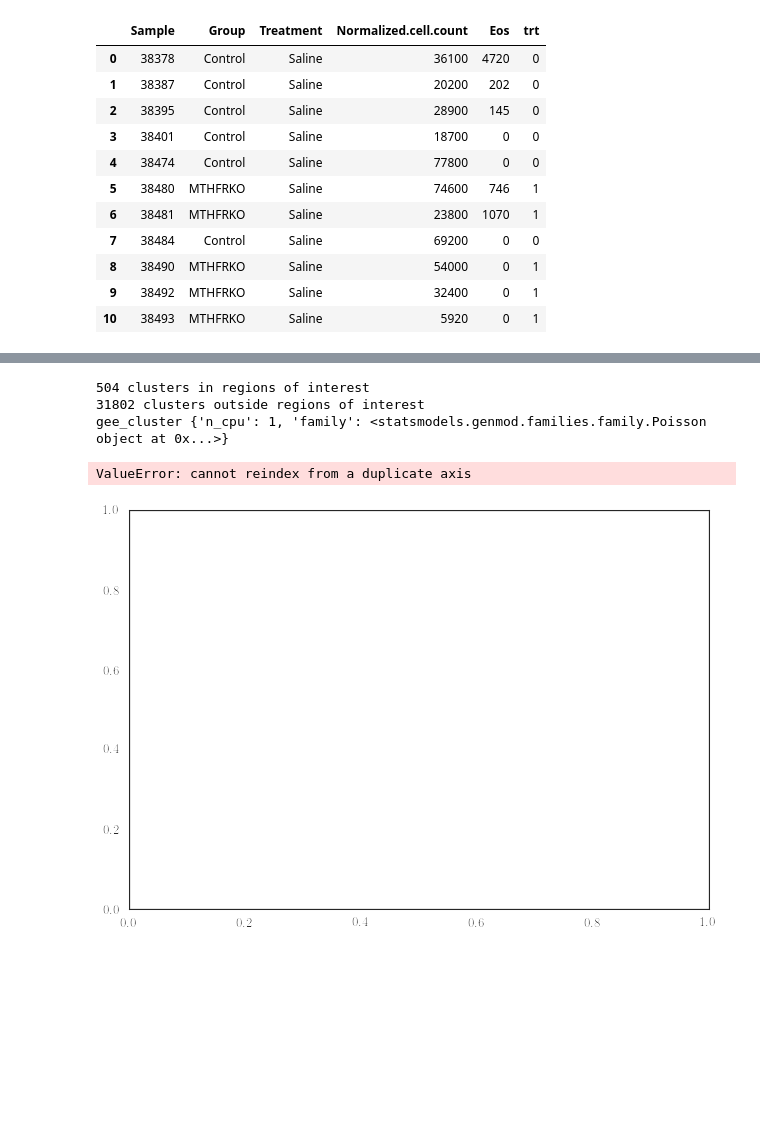
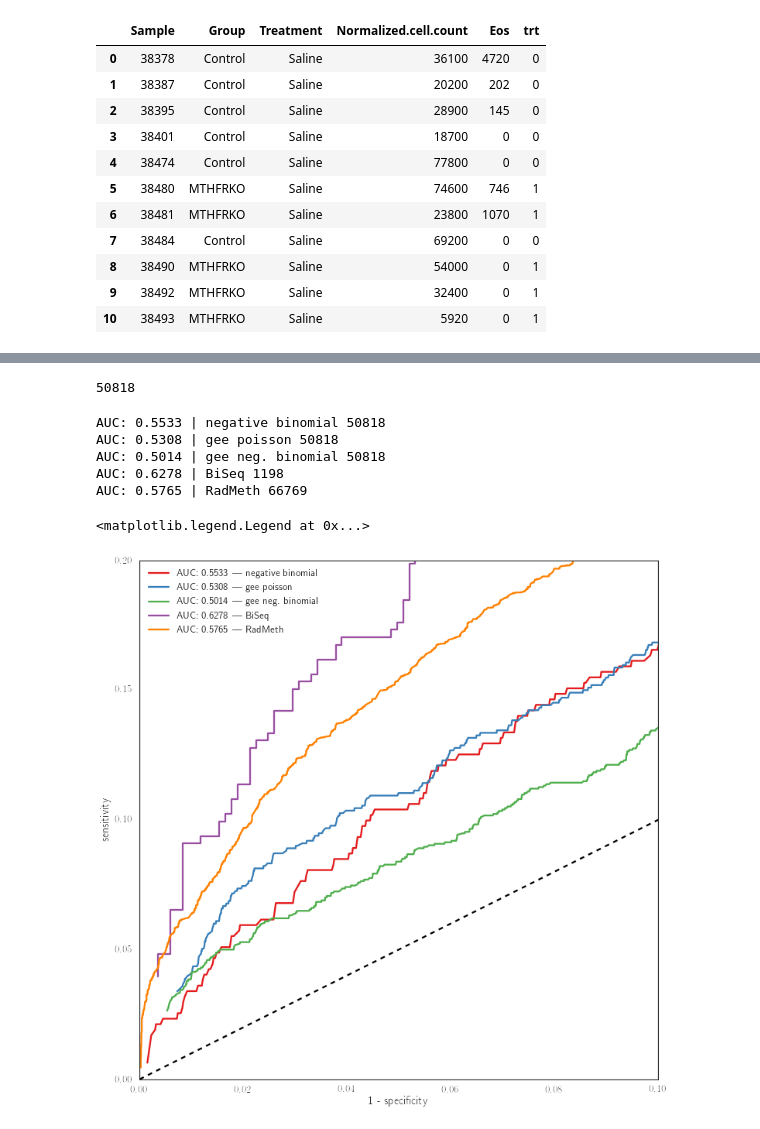
Before and after one commit to brentp/crystal, a Jupyter notebook: notebooks/BS-Seq Count.ipynb, the cells around one changed output, grey strips where cells are left out. Saved outputs shown, nothing was run; the diff lists cells and outputs as text; code cells hidden in the pictures; blank space fills up the shorter version.

```diff
--- a/notebooks/BS-Seq Count.ipynb
+++ b/notebooks/BS-Seq Count.ipynb
@@ -63,3 +55,2 @@ for r in crystal.model_clusters(get_cluster_iter(), covs, "methylation ~ trt", "
 # %%
-clusters = list(get_cluster_iter(4))
-print len(clusters)
+clusters = list(get_cluster_iter(2))
@@ -85,18 +56,0 @@ def zscore_poisson(formula, cluster, covs, coe):
-# %%
-from statsmodels.genmod.families import Gaussian, Poisson
-fig, ax = plt.subplots(1)
-kw = dict(ax=ax, plot_kwargs=dict(color=colors[0], label="gee poisson"), n_cpu=1, family=Poisson())
-kw = dict(n_cpu=1, family=Poisson())
-
-
-r = crystal.evaluate.evaluate_regions(clusters, "mthfr-region.bed", covs, "methylation ~ trt + CpG", "trt",
-                        model_fn=crystal.gee_cluster, kwargs=kw)
-ax.legend(loc="best")
-ax.plot([0, 1], [0, 1], 'k--', alpha=0.5)
-fig.show()
-# %% [output]
-504 clusters in regions of interest
-31802 clusters outside regions of interest
-gee_cluster {'n_cpu': 1, 'family': <statsmodels.genmod.families.family.Poisson object at 0x...>}
-ValueError: cannot reindex from a duplicate axis
-[figure, removed]
@@ -104,0 +57,54 @@ covs.head()
+# %%
+sum(len(c) for c in clusters)
+# %% [output]
+50818
+# %%
+from crystal import Poisson, Independence, NB
+coef = "trt"
+formula_base = "methylation ~ trt"
+formula_cpg = "methylation ~ trt + CpG"
+
+labels = ["negative binomial", "gee poisson", "gee neg. binomial"]
+
+modeled = [list(crystal.model_clusters(clusters, covs, formula, coef, fn, n_cpu=1, **kwargs))
+             for fn, formula, kwargs in [
+
+                         (crystal.nb_cluster, formula_base, {}),
+                         (crystal.gee_cluster, formula_cpg, dict(family=Poisson(), cov_struct=Independence())),
+                         (crystal.gee_cluster, formula_cpg, dict(family=NB(), cov_struct=Independence())),
+
+           ]]
+# %%
+from matplotlib import pyplot as plt
+import seaborn as sns
+sns.set_palette('Set1', 9)
+evaluate = crystal.evaluate.evaluate
+
+fig, ax = plt.subplots(1, figsize=(12, 12))
+for i in range(len(modeled)):
+    bediter = crystal.evaluate.cluster_bediter(modeled[i])
+    tr, ps = evaluate(bediter, "mthfr-region.bed", ax=ax, label=labels[i])
+
+for label, pbed in (('BiSeq', '../biseq.res.txt'),
+                    ('RadMeth', '../cpgs.adjust.bed')):
+    if label == 'RadMeth':
+        bediter = ((d[0], int(d[1]), int(d[2]), float(d[4]), 1) for d in \
+            ts.reader(pbed, header=False) if float(d[4]) != -1)
+    else:
+        bediter = ((d['seqnames'], int(d['start']), int(d['end']),
+                float(d['median.p']), 1) for d in ts.reader(pbed))
+    evaluate(bediter, "mthfr-region.bed", ax=ax, label=label)
+
+
+ax.plot([0, 1], [0, 1], 'k--', zorder=-1)
+ax.set_xlim(0, 0.1)
+ax.set_ylim(0, 0.2)
+ax.legend(loc="best")
+# %% [output]
+AUC: 0.5533 | negative binomial 50818
+AUC: 0.5308 | gee poisson 50818
+AUC: 0.5014 | gee neg. binomial 50818
+AUC: 0.6278 | BiSeq 1198
+AUC: 0.5765 | RadMeth 66769
+<matplotlib.legend.Legend at 0x...>
+[figure, added]
```
Also changed, not shown: parts of 8 cells of this notebook, 7 other files.
